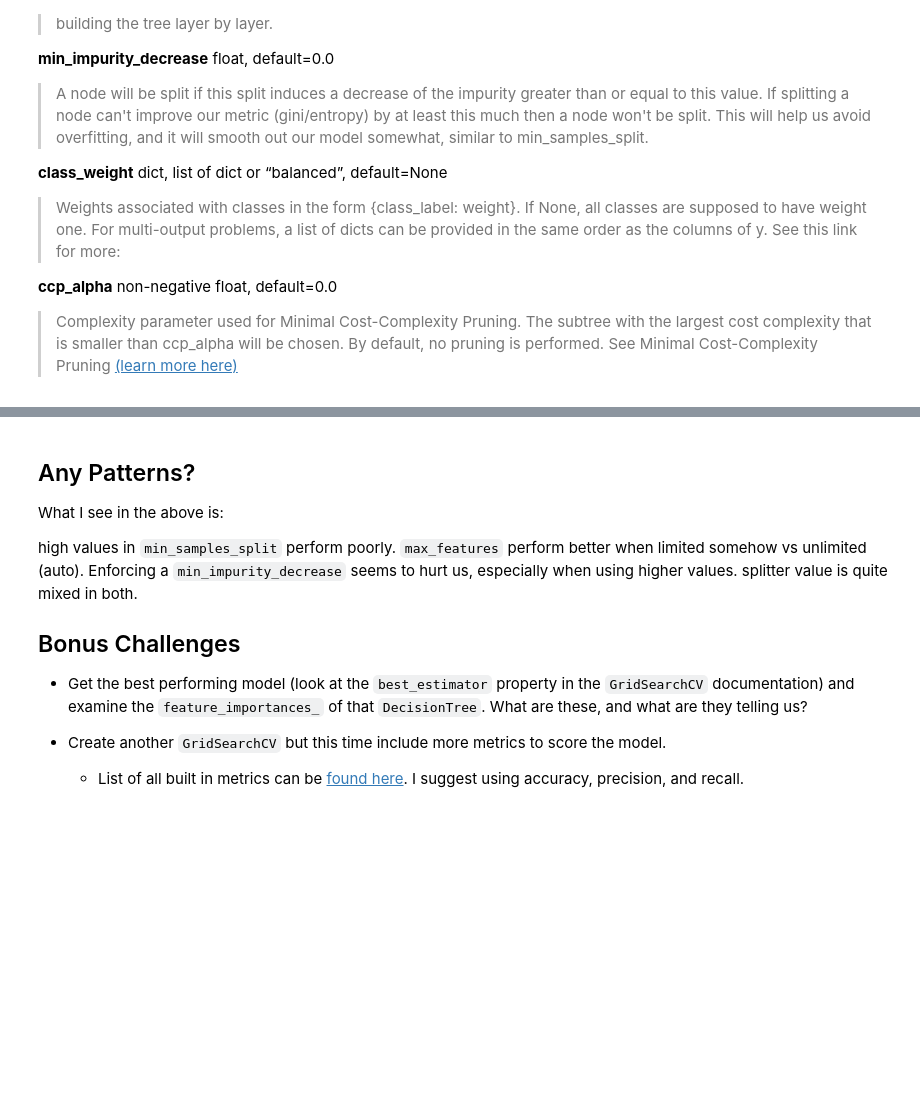
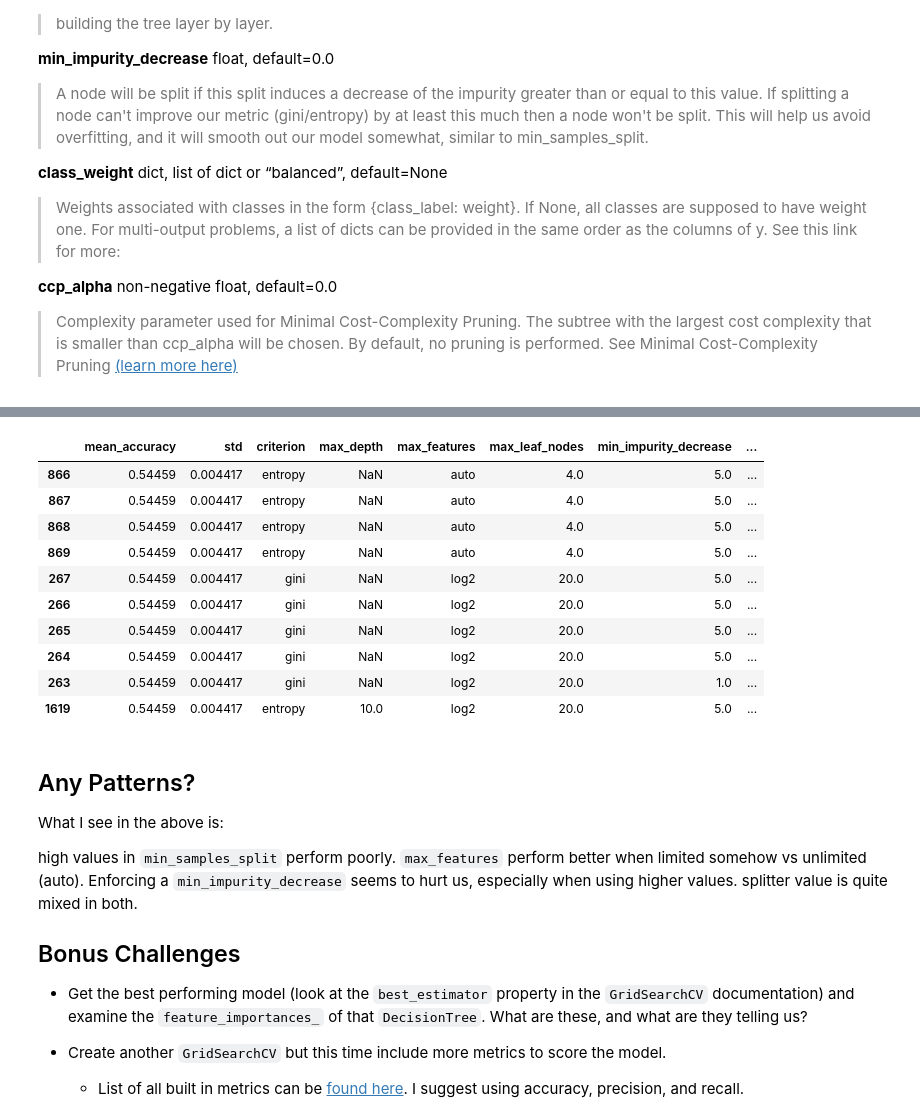
Before and after one commit to Tebs-Lab/data-science-three-day-workshop, a Jupyter notebook: 03-decision-trees-rf-gradient-boosting/03s-exercise-solution.ipynb, the cells around one changed output, grey strips where cells are left out. Drawn from its saved outputs; the diff is of its cells as text; code cells hidden in the pictures; blank space fills up the shorter version.

```diff
--- a/03-decision-trees-rf-gradient-boosting/03s-exercise-solution.ipynb
+++ b/03-decision-trees-rf-gradient-boosting/03s-exercise-solution.ipynb
@@ -197,3 +153,17 @@ sorted_performances.head(5)
+# %%
+sorted_performances.tail(10)
+# %% [output]
+|  | mean_accuracy | std | criterion | max_depth | max_features | max_leaf_nodes | min_impurity_decrease | ... |
+| 866 | 0.54459 | 0.004417 | entropy | NaN | auto | 4.0 | 5.0 | ... |
+| 867 | 0.54459 | 0.004417 | entropy | NaN | auto | 4.0 | 5.0 | ... |
+| 868 | 0.54459 | 0.004417 | entropy | NaN | auto | 4.0 | 5.0 | ... |
+| 869 | 0.54459 | 0.004417 | entropy | NaN | auto | 4.0 | 5.0 | ... |
+| 267 | 0.54459 | 0.004417 | gini | NaN | log2 | 20.0 | 5.0 | ... |
+| 266 | 0.54459 | 0.004417 | gini | NaN | log2 | 20.0 | 5.0 | ... |
+| 265 | 0.54459 | 0.004417 | gini | NaN | log2 | 20.0 | 5.0 | ... |
+| 264 | 0.54459 | 0.004417 | gini | NaN | log2 | 20.0 | 5.0 | ... |
+| 263 | 0.54459 | 0.004417 | gini | NaN | log2 | 20.0 | 1.0 | ... |
+| 1619 | 0.54459 | 0.004417 | entropy | 10.0 | log2 | 20.0 | 5.0 | ... |
 # %% [markdown]
 ## Any Patterns?
 
```
Also changed, not shown: parts of 5 cells of this notebook.
